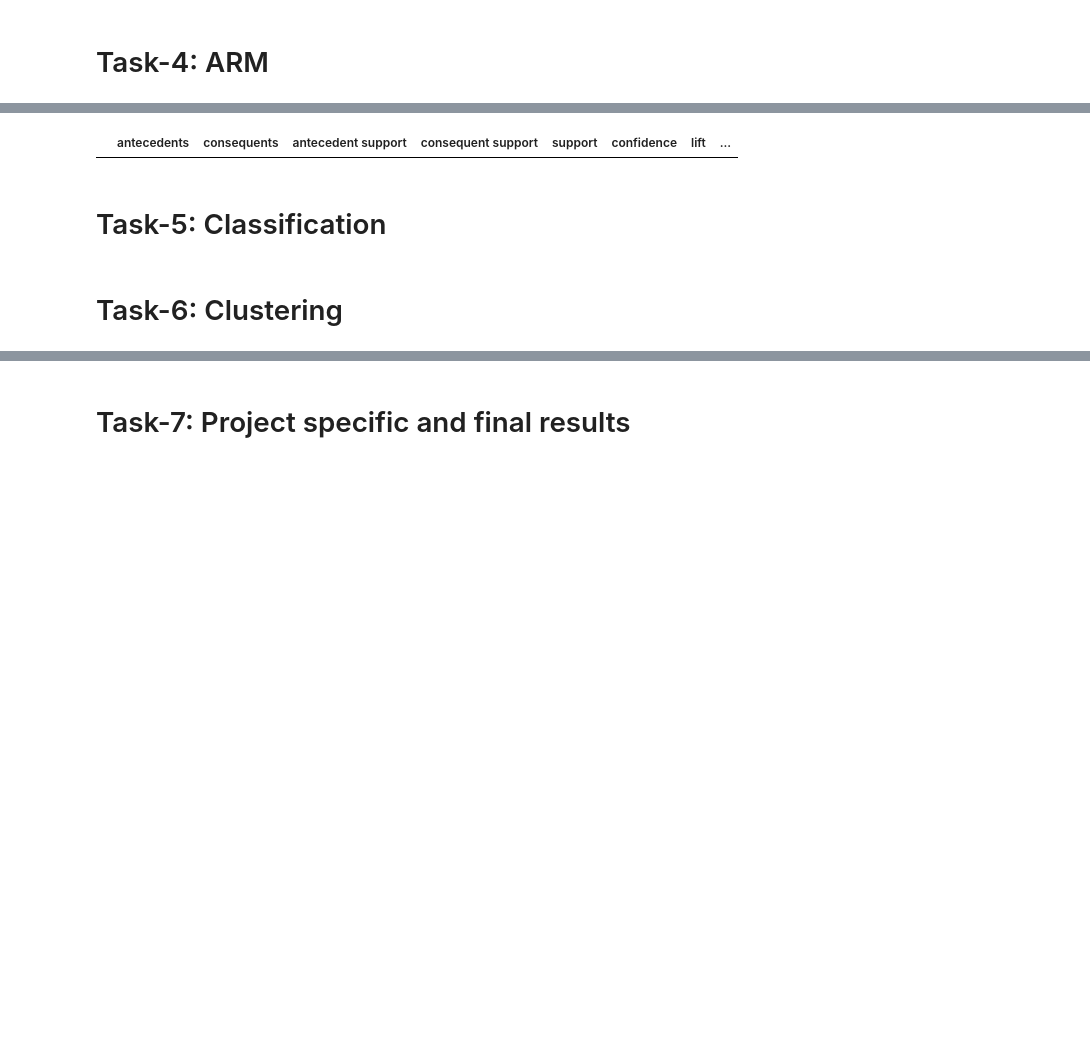
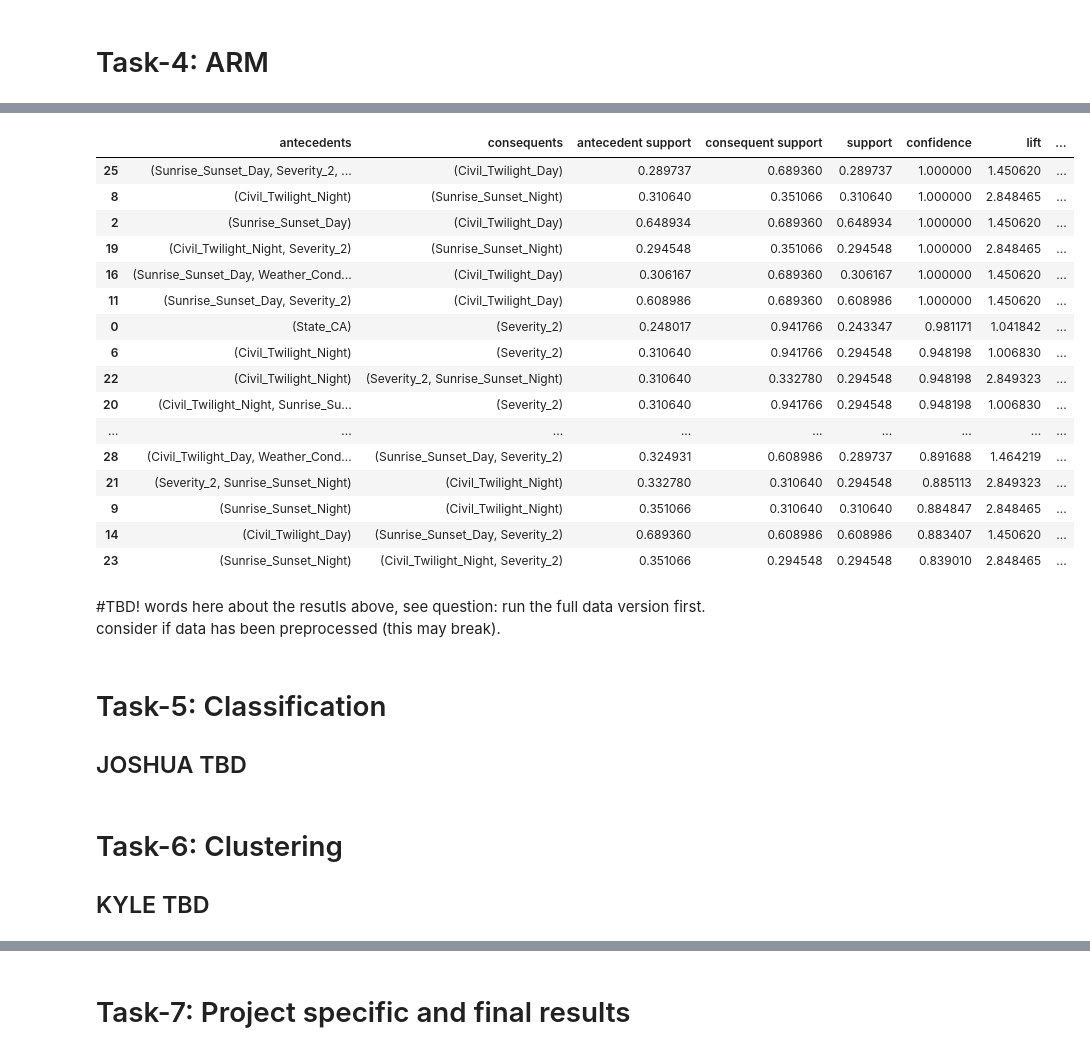
Before and after one commit to kyle-ormonde/CP3403-project, a Jupyter notebook: cp3403-project-v2024a.ipynb, the cells around one changed output, grey strips where cells are left out. Cells and saved outputs as stored; diff of their text form; code cells hidden in the pictures; blank space fills up the shorter version.

Commit message:
Kaggle Notebook | CP3403-project-v2024a | Version 14

```diff
--- a/cp3403-project-v2024a.ipynb
+++ b/cp3403-project-v2024a.ipynb
@@ -74,15 +47,14 @@ dtype: object
 # %%
-# data = df
-data = df10
+cat_data = df
 
 # for col in df.columns:
-for col in data.columns:
-    if is_numeric_dtype(data[col]) == False or is_bool_dtype(data[col]) == True:
+for col in cat_data.columns:
+    if is_numeric_dtype(cat_data[col]) == False or is_bool_dtype(cat_data[col]) == True:
         print(f"Column: {col}")
         print("-" * 30)  # Separator
 
         # Get the value counts and sort by count
-        value_counts = data[col].value_counts().sort_values(ascending=False)
+        value_counts = cat_data[col].value_counts().sort_values(ascending=False)
 
         # Print the top 10 categories (you can adjust the number as needed)
         for category, count in value_counts.head(5).items():
@@ -110,17 +81,0 @@ Night: 79560
-# %%
-# data = df
-data = df10
-
-for col in data.columns:
-    if is_numeric_dtype(data[col]) == True:
-        print(f"Column: {col}")
-        print("-" * 30)  # Separator
-
-        # Get the value counts and sort by count (descending)
-        value_counts = data[col].value_counts().sort_values(ascending=False)
-
-        # Print the top 10 categories (you can adjust the number as needed)
-        for category, count in value_counts.head(5).items():
-            print(f"{category}: {count}")
-
-        print("\n")  # Add a blank line between columns
@@ -215,6 +345,6 @@ print(categorical_attributes) # what am i doing wrong?
 # %%
 # Removed astro and naut twilights for testing
 
-apri_data = df10[['Severity','State','Wind_Direction','Weather_Condition','Sunrise_Sunset','Civil_Twilight','Amenity','Bump','Crossing','Give_Way','Junction','No_Exit','Railway','Roundabout','Station','Stop','Traffic_Calming','Traffic_Signal']]
+apri_data = df[['Severity','State','Wind_Direction','Weather_Condition','Sunrise_Sunset','Civil_Twilight','Amenity','Bump','Crossing','Give_Way','Junction','No_Exit','Railway','Roundabout','Station','Stop','Traffic_Calming','Traffic_Signal']]
 apri_data.head()
 # %% [output]
@@ -227,5 +357,5 @@ apri_data.head()
 # %%
-apri_data['Severity'] = apri_data['Severity'].astype(str)
+apri_data.loc[:, 'Severity'] = apri_data.loc[:, 'Severity'].astype(str)
 
 items = set()
 for col in apri_data:
@@ -308,15 +436,37 @@ Processing 6 combinations | Sampling itemset size 2
 # %%
-rules = association_rules(freq_items, metric="confidence", min_threshold=0.5)
+rules = association_rules(freq_items, metric="confidence", min_threshold=0.7)
 rules.sort_values(by='confidence', ascending=False)
 # %% [output]
 |  | antecedents | consequents | antecedent support | consequent support | support | confidence | lift | ... |
+| 25 | (Sunrise_Sunset_Day, Severity_2, ... | (Civil_Twilight_Day) | 0.289737 | 0.689360 | 0.289737 | 1.000000 | 1.450620 | ... |
+| 8 | (Civil_Twilight_Night) | (Sunrise_Sunset_Night) | 0.310640 | 0.351066 | 0.310640 | 1.000000 | 2.848465 | ... |
+| 2 | (Sunrise_Sunset_Day) | (Civil_Twilight_Day) | 0.648934 | 0.689360 | 0.648934 | 1.000000 | 1.450620 | ... |
+| 19 | (Civil_Twilight_Night, Severity_2) | (Sunrise_Sunset_Night) | 0.294548 | 0.351066 | 0.294548 | 1.000000 | 2.848465 | ... |
+| 16 | (Sunrise_Sunset_Day, Weather_Cond... | (Civil_Twilight_Day) | 0.306167 | 0.689360 | 0.306167 | 1.000000 | 1.450620 | ... |
+| 11 | (Sunrise_Sunset_Day, Severity_2) | (Civil_Twilight_Day) | 0.608986 | 0.689360 | 0.608986 | 1.000000 | 1.450620 | ... |
+| 0 | (State_CA) | (Severity_2) | 0.248017 | 0.941766 | 0.243347 | 0.981171 | 1.041842 | ... |
+| 6 | (Civil_Twilight_Night) | (Severity_2) | 0.310640 | 0.941766 | 0.294548 | 0.948198 | 1.006830 | ... |
+| 22 | (Civil_Twilight_Night) | (Severity_2, Sunrise_Sunset_Night) | 0.310640 | 0.332780 | 0.294548 | 0.948198 | 2.849323 | ... |
+| 20 | (Civil_Twilight_Night, Sunrise_Su... | (Severity_2) | 0.310640 | 0.941766 | 0.294548 | 0.948198 | 1.006830 | ... |
+| ... | ... | ... | ... | ... | ... | ... | ... | ... |
+| 28 | (Civil_Twilight_Day, Weather_Cond... | (Sunrise_Sunset_Day, Severity_2) | 0.324931 | 0.608986 | 0.289737 | 0.891688 | 1.464219 | ... |
+| 21 | (Severity_2, Sunrise_Sunset_Night) | (Civil_Twilight_Night) | 0.332780 | 0.310640 | 0.294548 | 0.885113 | 2.849323 | ... |
+| 9 | (Sunrise_Sunset_Night) | (Civil_Twilight_Night) | 0.351066 | 0.310640 | 0.310640 | 0.884847 | 2.848465 | ... |
+| 14 | (Civil_Twilight_Day) | (Sunrise_Sunset_Day, Severity_2) | 0.689360 | 0.608986 | 0.608986 | 0.883407 | 1.450620 | ... |
+| 23 | (Sunrise_Sunset_Night) | (Civil_Twilight_Night, Severity_2) | 0.351066 | 0.294548 | 0.294548 | 0.839010 | 2.848465 | ... |
+# %% [markdown]
+#TBD!
+words here about the resutls above, see question:
+run the full data version first. consider if data has been preprocessed (this may break).
 # %% [markdown]
 # Task-5: Classification
+## JOSHUA TBD
 # %%
 # apply one or more classification methods, see pracs-4 and 5
 # Report your results based on your code output
 # %% [markdown]
 # Task-6: Clustering
+## KYLE TBD
 # %%
 # apply one or more clustering methods, see pracs-6 and 7
 # Report your results based on your code output
```
Also changed, not shown: parts of 26 cells of this notebook.
